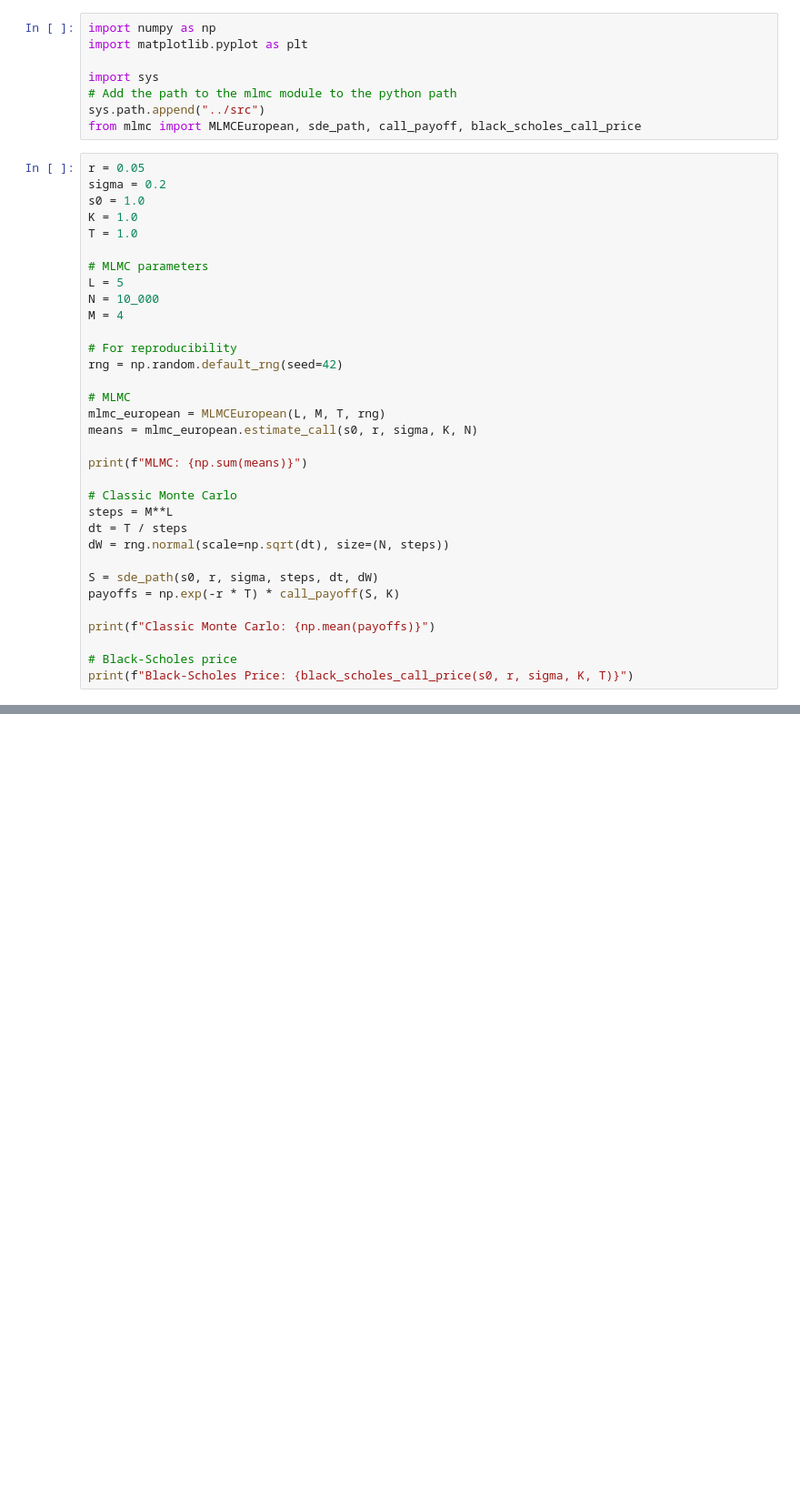
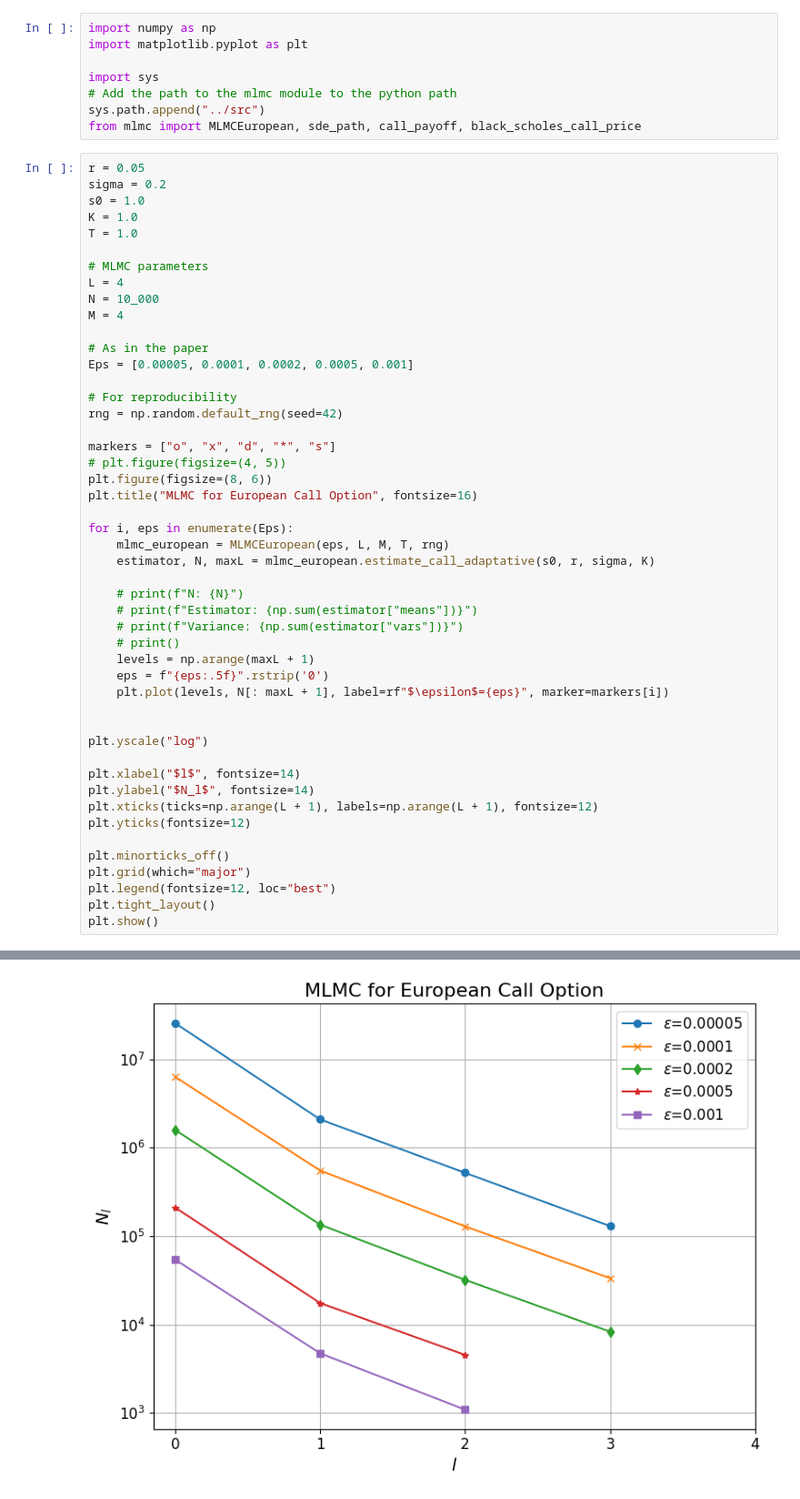
Before and after one commit to RyanTmi/mlmc_simulation_path, a Jupyter notebook: notebooks/tests.ipynb, the cells around one changed output, grey strips where cells are left out. Shown at 91% size. Cells and saved outputs as stored; diff of their text form; blank space fills up the shorter version.

Commit message:
MLMC algorithm for European call options
Implemented the mlmc algorithm as in the section 5 of the paper using optimal sample number and convergence test.

```diff
--- a/notebooks/tests.ipynb
+++ b/notebooks/tests.ipynb
@@ -16,29 +16,44 @@ K = 1.0
 T = 1.0
 
 # MLMC parameters
-L = 5
+L = 4
 N = 10_000
 M = 4
+
+# As in the paper
+Eps = [0.00005, 0.0001, 0.0002, 0.0005, 0.001]
 
 # For reproducibility
 rng = np.random.default_rng(seed=42)
 
-# MLMC
-mlmc_european = MLMCEuropean(L, M, T, rng)
-means = mlmc_european.estimate_call(s0, r, sigma, K, N)
+markers = ["o", "x", "d", "*", "s"]
+# plt.figure(figsize=(4, 5))
+plt.figure(figsize=(8, 6))
+plt.title("MLMC for European Call Option", fontsize=16)
 
-print(f"MLMC: {np.sum(means)}")
+for i, eps in enumerate(Eps):
+    mlmc_european = MLMCEuropean(eps, L, M, T, rng)
+    estimator, N, maxL = mlmc_european.estimate_call_adaptative(s0, r, sigma, K)
 
-# Classic Monte Carlo
-steps = M**L
-dt = T / steps
-dW = rng.normal(scale=np.sqrt(dt), size=(N, steps))
+    # print(f"N: {N}")
+    # print(f"Estimator: {np.sum(estimator["means"])}")
+    # print(f"Variance: {np.sum(estimator["vars"])}")
+    # print()
+    levels = np.arange(maxL + 1)
+    eps = f"{eps:.5f}".rstrip('0')
+    plt.plot(levels, N[: maxL + 1], label=rf"$\epsilon$={eps}", marker=markers[i])
 
-S = sde_path(s0, r, sigma, steps, dt, dW)
-payoffs = np.exp(-r * T) * call_payoff(S, K)
 
-print(f"Classic Monte Carlo: {np.mean(payoffs)}")
+plt.yscale("log")
 
-# Black-Scholes price
-print(f"Black-Scholes Price: {black_scholes_call_price(s0, r, sigma, K, T)}")
+plt.xlabel("$l$", fontsize=14)
+plt.ylabel("$N_l$", fontsize=14)
+plt.xticks(ticks=np.arange(L + 1), labels=np.arange(L + 1), fontsize=12)
+plt.yticks(fontsize=12)
+
+plt.minorticks_off()
+plt.grid(which="major")
+plt.legend(fontsize=12, loc="best")
+plt.tight_layout()
+plt.show()
 # %% [output]
@@ -47,0 +60 @@ Black-Scholes Price: 0.10450583572185568
+[figure, added]
```
Also changed, not shown: parts of 1 cell of this notebook, 1 other file.
